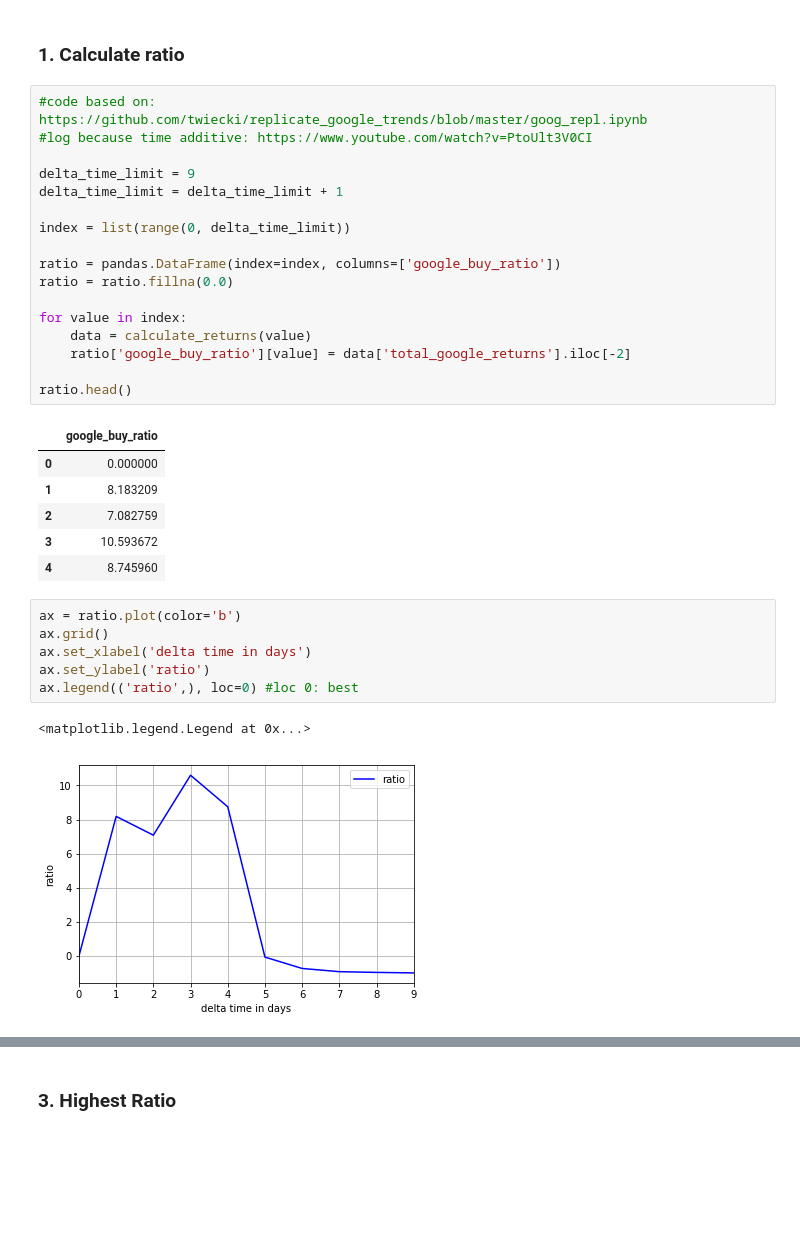
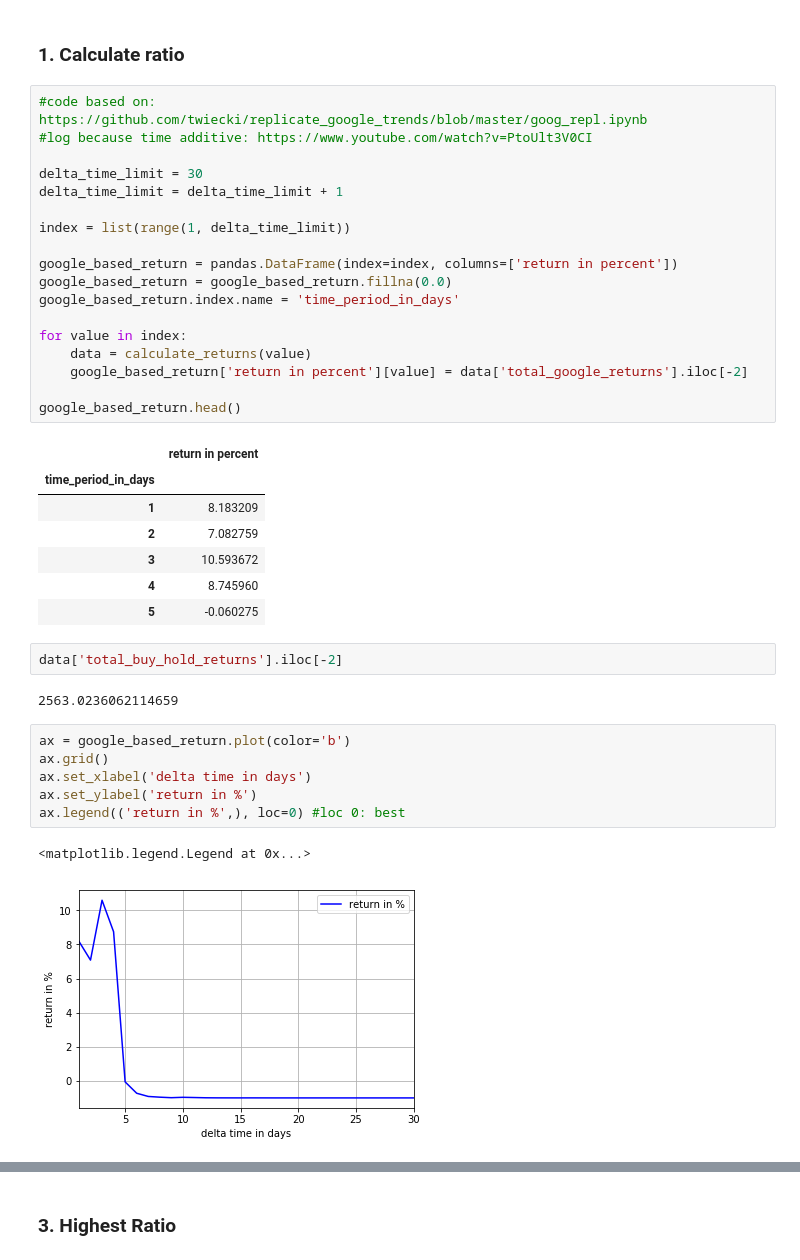
Before and after one commit to thutrangdong/coding-thesis, a Jupyter notebook: workspace_jupyter/experiments/Tobias_Preis_Strategy.ipynb, the cells around one changed output, grey strips where cells are left out. Saved outputs shown, nothing was run; the diff lists cells and outputs as text; blank space fills up the shorter version.

```diff
--- a/workspace_jupyter/experiments/Tobias_Preis_Strategy.ipynb
+++ b/workspace_jupyter/experiments/Tobias_Preis_Strategy.ipynb
@@ -34,33 +34,39 @@ def calculate_returns(delta_time_in_days):
 #code based on: https://github.com/twiecki/replicate_google_trends/blob/master/goog_repl.ipynb
 #log because time additive: https://www.youtube.com/watch?v=PtoUlt3V0CI
 
-delta_time_limit = 9
+delta_time_limit = 30
 delta_time_limit = delta_time_limit + 1
 
-index = list(range(0, delta_time_limit))
+index = list(range(1, delta_time_limit))
 
-ratio = pandas.DataFrame(index=index, columns=['google_buy_ratio'])
-ratio = ratio.fillna(0.0)
+google_based_return = pandas.DataFrame(index=index, columns=['return in percent'])
+google_based_return = google_based_return.fillna(0.0)
+google_based_return.index.name = 'time_period_in_days'
 
 for value in index:
     data = calculate_returns(value)
-    ratio['google_buy_ratio'][value] = data['total_google_returns'].iloc[-2]
+    google_based_return['return in percent'][value] = data['total_google_returns'].iloc[-2]
 
-ratio.head()
+google_based_return.head()
 # %% [output]
-|  | google_buy_ratio |
-| 0 | 0.000000 |
+|  | return in percent |
+| time_period_in_days |  |
 | 1 | 8.183209 |
 | 2 | 7.082759 |
 | 3 | 10.593672 |
 | 4 | 8.745960 |
+| 5 | -0.060275 |
+# %%
+data['total_buy_hold_returns'].iloc[-2]
+# %% [output]
+2563.0236062114659
 # %%
-ax = ratio.plot(color='b')
+ax = google_based_return.plot(color='b')
 ax.grid()
 ax.set_xlabel('delta time in days')
-ax.set_ylabel('ratio')
-ax.legend(('ratio',), loc=0) #loc 0: best
+ax.set_ylabel('return in %')
+ax.legend(('return in %',), loc=0) #loc 0: best
 # %% [output]
 <matplotlib.legend.Legend at 0x...>
-[figure, old version]
+[figure, new version]
 # %%
```
Also changed, not shown: parts of 1 cell of this notebook.
